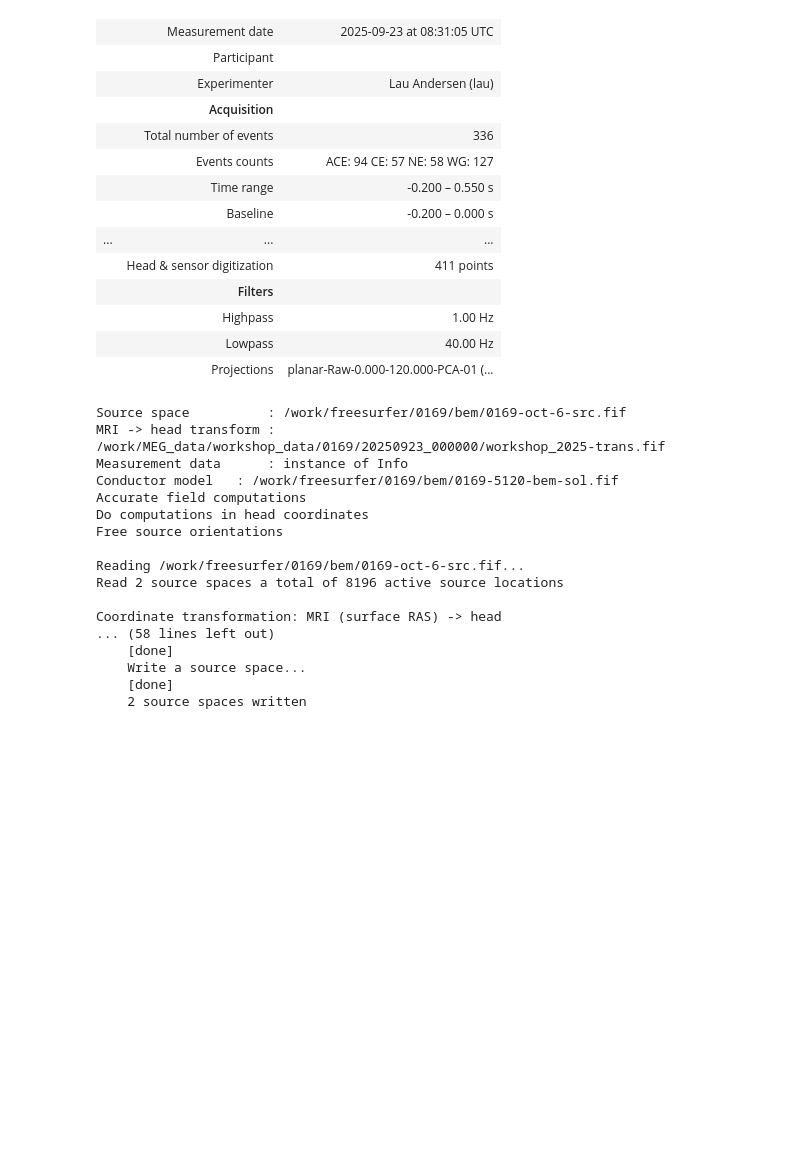
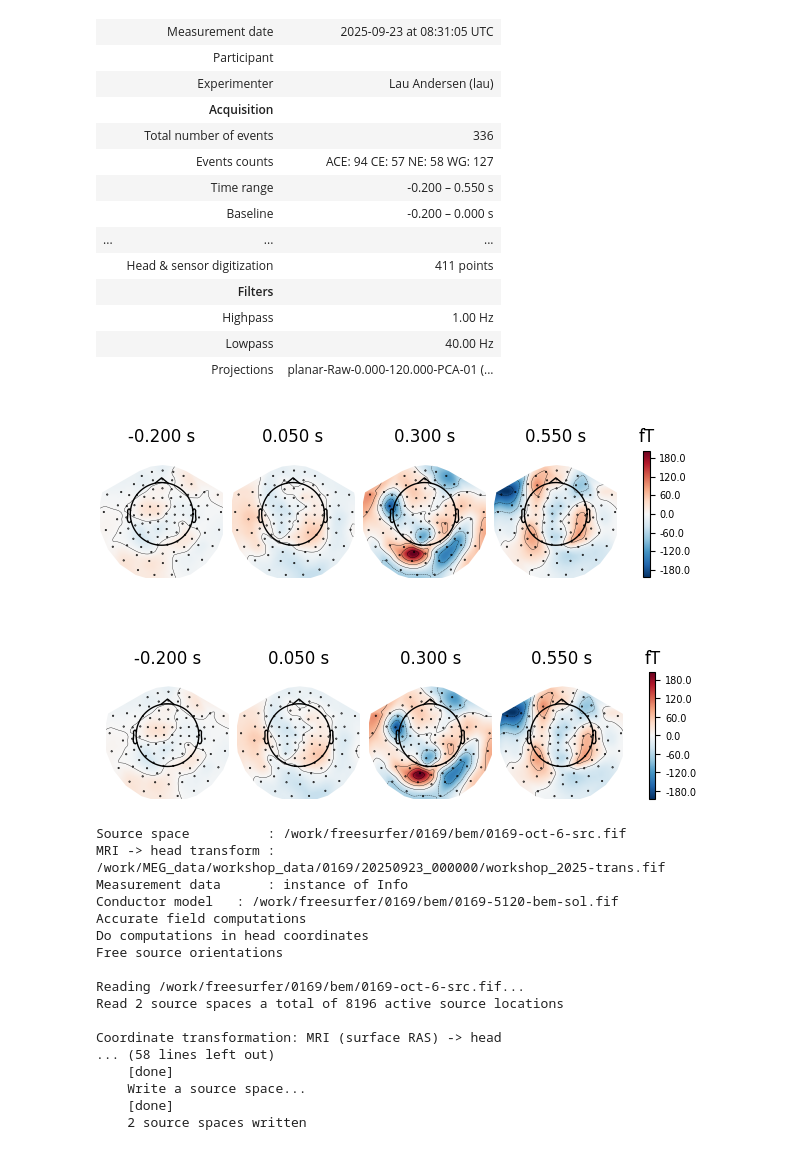
Before and after one commit to HMHojgaard/CogSci_F25, a Jupyter notebook: ACN/preprocessing.ipynb, the cells around one changed output. Cells and saved outputs as stored; diff of their text form; code cells hidden in the pictures; blank space fills up the shorter version.

Commit message:
combined preprocessing and ML notebooks to do decoding on properly preprocessed data, as well as visualize difference waves. Solved the issue of weird topographies.

```diff
--- a/ACN/preprocessing.ipynb
+++ b/ACN/preprocessing.ipynb
@@ -178,6 +179,11 @@ for diff in diffs:
     evoked_filtered_diff.data -= evokeds_filtered[diff[1]].data # modify the data in place
     evoked_filtered_diff.comment = diffs_comment
     evoked_filtered_diffs.append(evoked_filtered_diff)
+# %%
+mne.viz.plot_evoked_topomap(evokeds[3])
+# %% [output]
+[figure, added]
+[figure, added]
 # %%
 # get forward model
 info = evoked_filtered_diff.info
```
Also changed, not shown: parts of 1 cell of this notebook, 2 other files.
